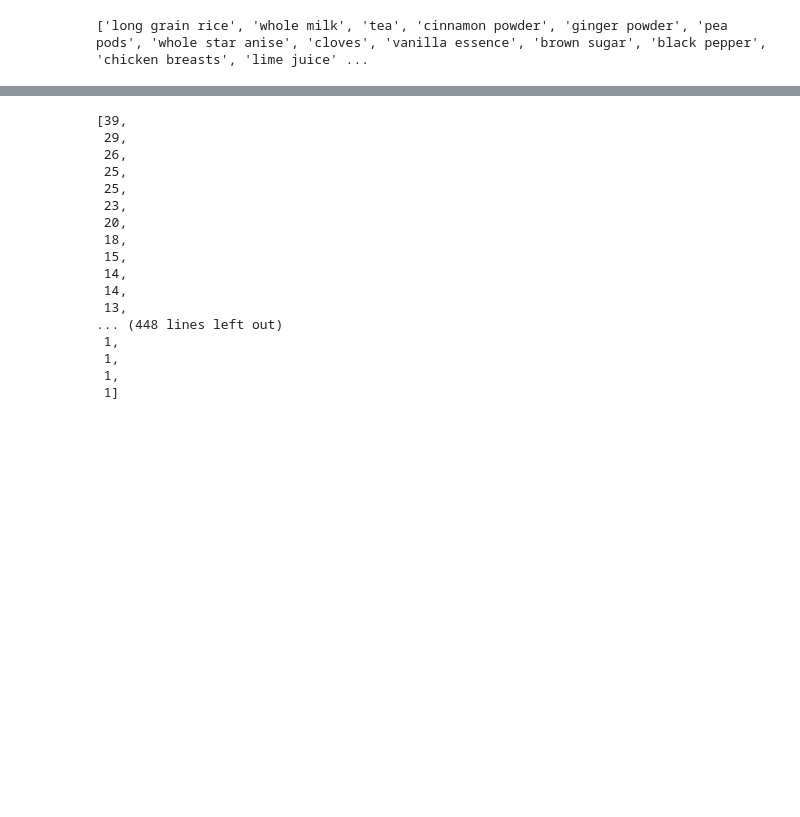
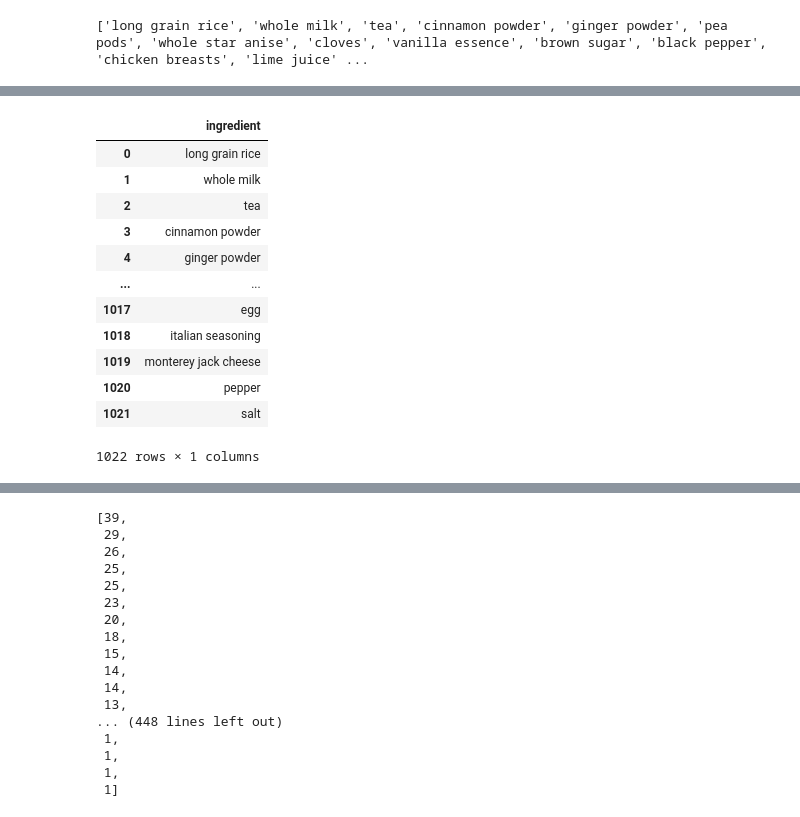
Before and after one commit to ccwillmore/Recipe_project, a Jupyter notebook: first_API_call.ipynb, the cells around one changed output, grey strips where cells are left out. Saved outputs shown, nothing was run; the diff lists cells and outputs as text; code cells hidden in the pictures; blank space fills up the shorter version.

```diff
--- a/first_API_call.ipynb
+++ b/first_API_call.ipynb
@@ -71,0 +121,16 @@ total_ing_series = pd.Series(total_ingredients_list)
+# %%
+total_ing_df
+# %% [output]
+|  | ingredient |
+| 0 | long grain rice |
+| 1 | whole milk |
+| 2 | tea |
+| 3 | cinnamon powder |
+| 4 | ginger powder |
+| ... | ... |
+| 1017 | egg |
+| 1018 | italian seasoning |
+| 1019 | monterey jack cheese |
+| 1020 | pepper |
+| 1021 | salt |
+1022 rows × 1 columns
```
Also changed, not shown: parts of 18 cells of this notebook, 4 other files.
